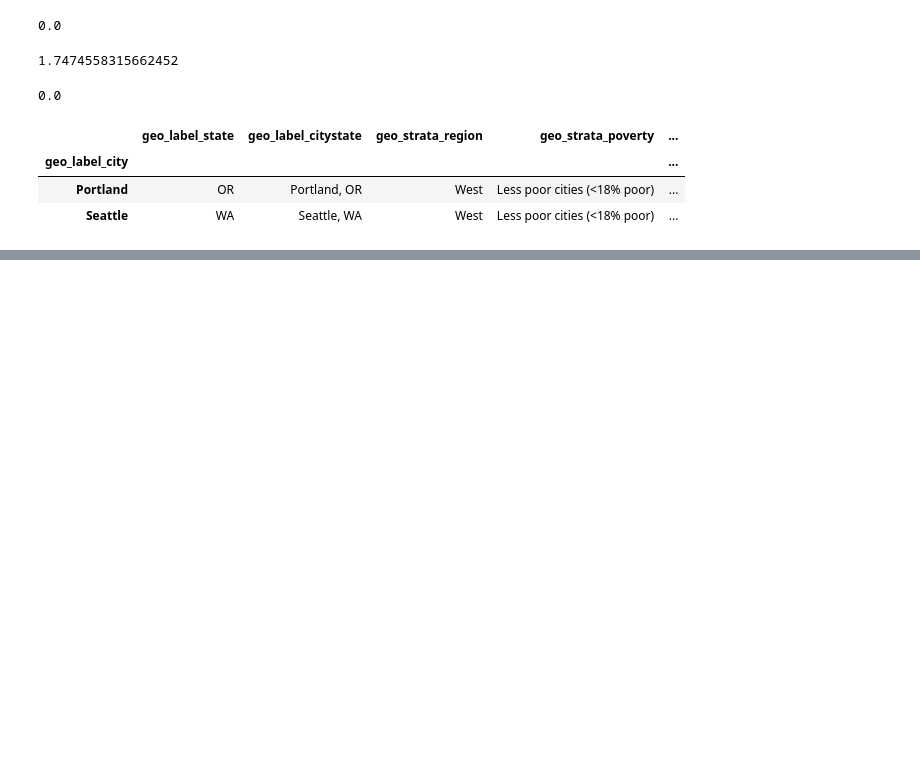
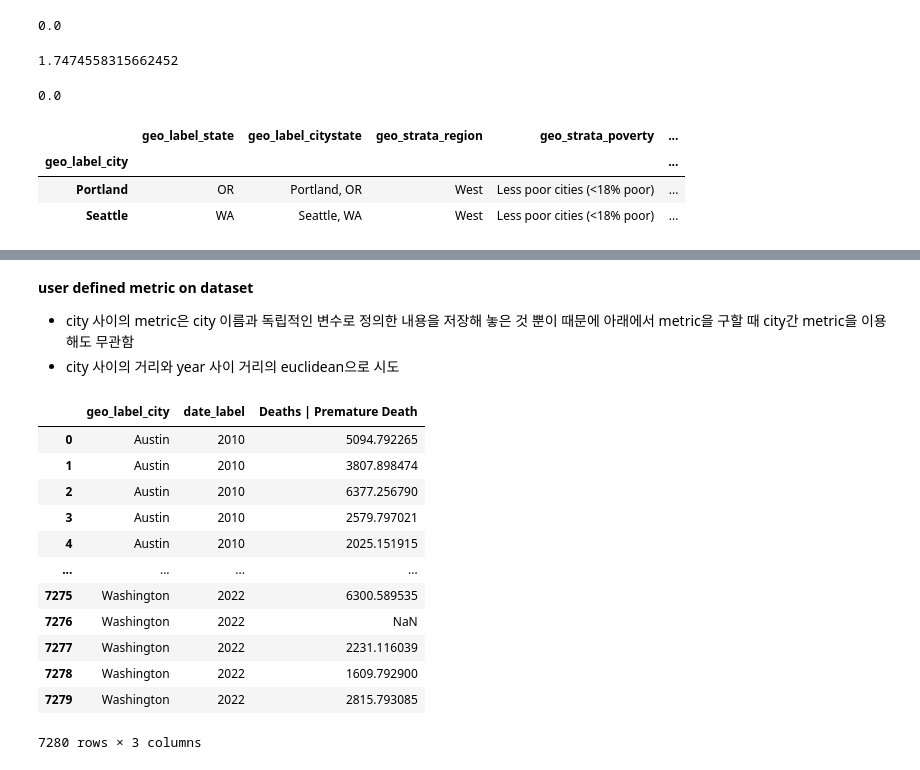
Before and after one commit to WASSUP-AIModel-3rd-Project1/Project-1, a Jupyter notebook: 240620_how_to_fill_missing.ipynb, the cells around one changed output, grey strips where cells are left out. Saved outputs shown, nothing was run; the diff lists cells and outputs as text; code cells hidden in the pictures; blank space fills up the shorter version.

```diff
--- a/240620_how_to_fill_missing.ipynb
+++ b/240620_how_to_fill_missing.ipynb
@@ -579,0 +599,5 @@ df_geo_info.loc[['Portland','Seattle']]
+# %% [markdown]
+**user defined metric on dataset**
+
+- city 사이의 metric은 city 이름과 독립적인 변수로 정의한 내용을 저장해 놓은 것 뿐이 때문에 아래에서 metric을 구할 때 city간 metric을 이용해도 무관함
+- city 사이의 거리와 year 사이 거리의 euclidean으로 시도
@@ -579,0 +609,22 @@ df_geo_info.loc[['Portland','Seattle']]
+# %%
+from sklearn.neighbors import KNeighborsRegressor
+
+test_col = [
+    'Deaths | Premature Death',
+    'Deaths | Injury Deaths',
+    'Cancer | All Cancer Deaths',
+    'Cardiovascular Disease | Cardiovascular Disease Deaths',
+    'Deaths | Deaths from All Causes',
+    'Substance Use | Drug Overdose Deaths',
+    'Cardiovascular Disease | Heart Disease Deaths',
+    'Diabetes and Obesity | Diabetes Deaths',
+    'Cancer | Lung Cancer Deaths',
+    'Life Expectancy at Birth | Life Expectancy',
+    'Mental Health | Suicide',
+    'Deaths | Motor Vehicle Deaths',
+    'Deaths | Gun Deaths (Firearms)',
+    'Respiratory Infection | Pneumonia or Influenza Deaths',
+    'Substance Use | Opioid Overdose Deaths',
+    'Cancer | Colorectal Cancer Deaths',
+    'Crime Incidents | Homicides',
+]
@@ -579,0 +633,17 @@ df_geo_info.loc[['Portland','Seattle']]
+# %%
+test_df = pvtb_entire[['geo_label_city','date_label',test_col[0]]]
+test_df
+# %% [output]
+|  | geo_label_city | date_label | Deaths | Premature Death |
+| 0 | Austin | 2010 | 5094.792265 |
+| 1 | Austin | 2010 | 3807.898474 |
+| 2 | Austin | 2010 | 6377.256790 |
+| 3 | Austin | 2010 | 2579.797021 |
+| 4 | Austin | 2010 | 2025.151915 |
+| ... | ... | ... | ... |
+| 7275 | Washington | 2022 | 6300.589535 |
+| 7276 | Washington | 2022 | NaN |
+| 7277 | Washington | 2022 | 2231.116039 |
+| 7278 | Washington | 2022 | 1609.792900 |
+| 7279 | Washington | 2022 | 2815.793085 |
+7280 rows × 3 columns
```
Also changed, not shown: parts of 22 cells of this notebook.
